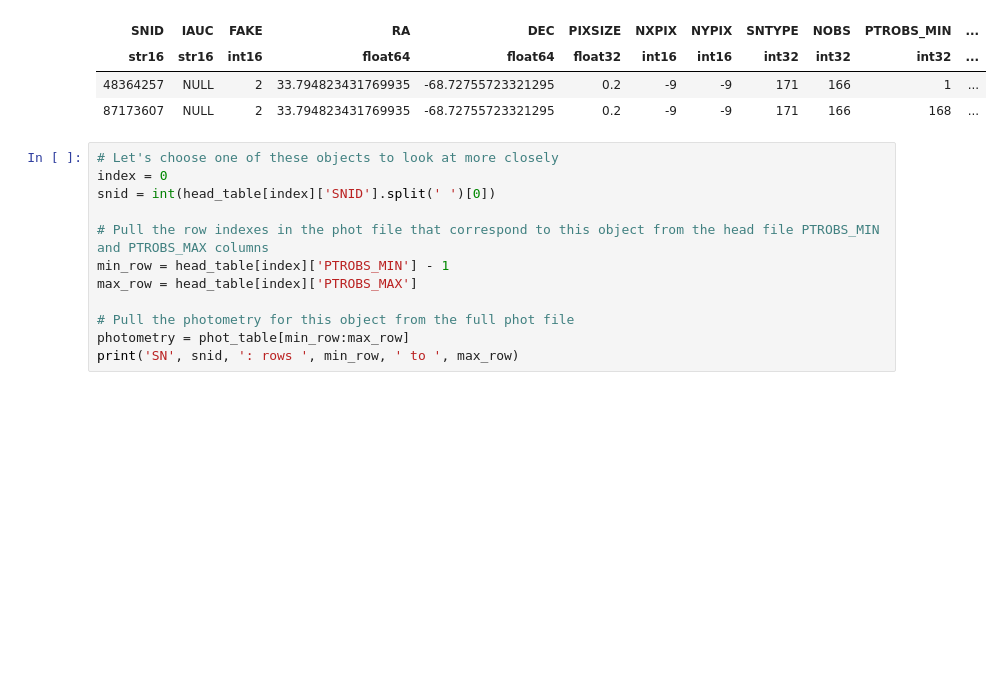
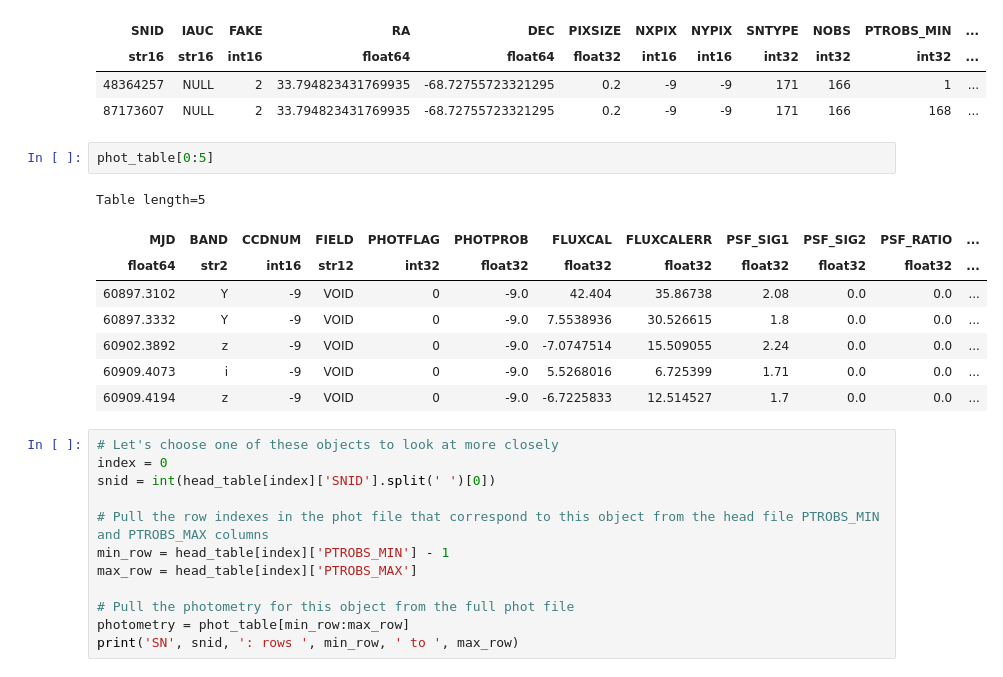
Before and after one commit to erinhay/jolteon, a Jupyter notebook: notebooks/introduction_to_ELAsTiCC_data.ipynb, the cells around one changed output. Drawn from its saved outputs; the diff is of its cells as text; blank space fills up the shorter version.

Commit message:
print phot header in intro notebook, get rid of mock unresolved lcs in intro notebook

```diff
--- a/notebooks/introduction_to_ELAsTiCC_data.ipynb
+++ b/notebooks/introduction_to_ELAsTiCC_data.ipynb
@@ -57,6 +57,17 @@ Table length=2
 | str16 | str16 | int16 | float64 | float64 | float32 | int16 | int16 | int32 | int32 | int32 | ... |
 | 48364257 | NULL | 2 | 33.794823431769935 | -68.72755723321295 | 0.2 | -9 | -9 | 171 | 166 | 1 | ... |
 | 87173607 | NULL | 2 | 33.794823431769935 | -68.72755723321295 | 0.2 | -9 | -9 | 171 | 166 | 168 | ... |
+# %%
+phot_table[0:5]
+# %% [output]
+Table length=5
+| MJD | BAND | CCDNUM | FIELD | PHOTFLAG | PHOTPROB | FLUXCAL | FLUXCALERR | PSF_SIG1 | PSF_SIG2 | PSF_RATIO | ... |
+| float64 | str2 | int16 | str12 | int32 | float32 | float32 | float32 | float32 | float32 | float32 | ... |
+| 60897.3102 | Y | -9 | VOID | 0 | -9.0 | 42.404 | 35.86738 | 2.08 | 0.0 | 0.0 | ... |
+| 60897.3332 | Y | -9 | VOID | 0 | -9.0 | 7.5538936 | 30.526615 | 1.8 | 0.0 | 0.0 | ... |
+| 60902.3892 | z | -9 | VOID | 0 | -9.0 | -7.0747514 | 15.509055 | 2.24 | 0.0 | 0.0 | ... |
+| 60909.4073 | i | -9 | VOID | 0 | -9.0 | 5.5268016 | 6.725399 | 1.71 | 0.0 | 0.0 | ... |
+| 60909.4194 | z | -9 | VOID | 0 | -9.0 | -6.7225833 | 12.514527 | 1.7 | 0.0 | 0.0 | ... |
 # %%
 # Let's choose one of these objects to look at more closely
 index = 0
```
Also changed, not shown: parts of 3 cells of this notebook.
